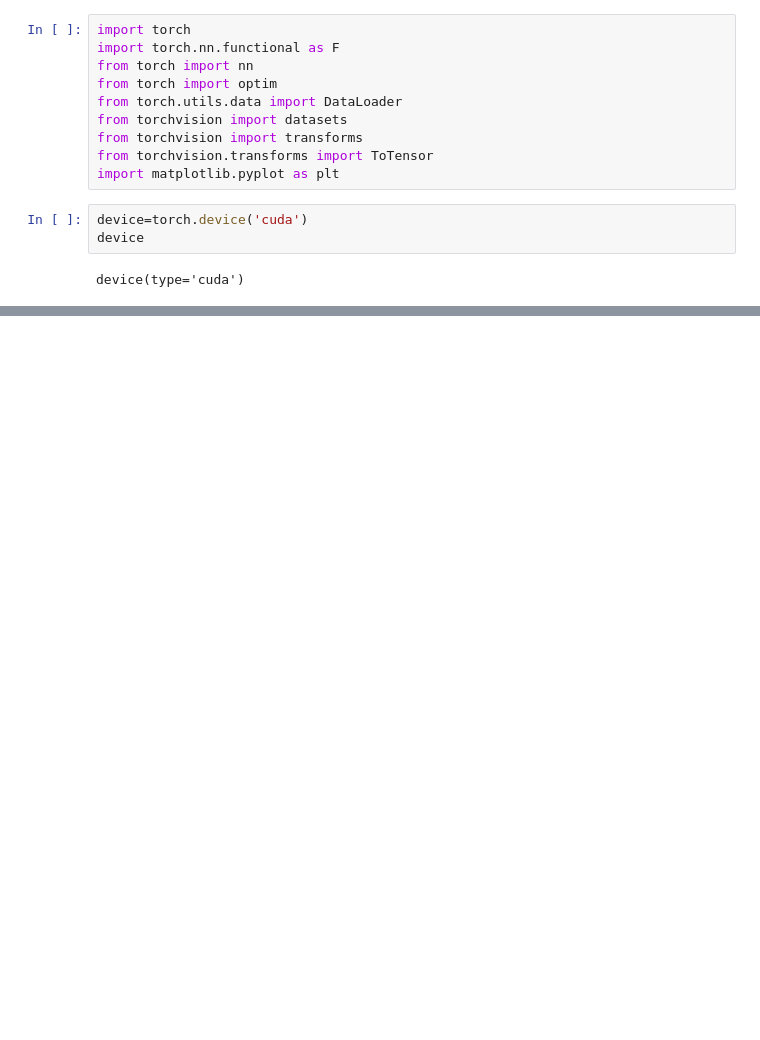
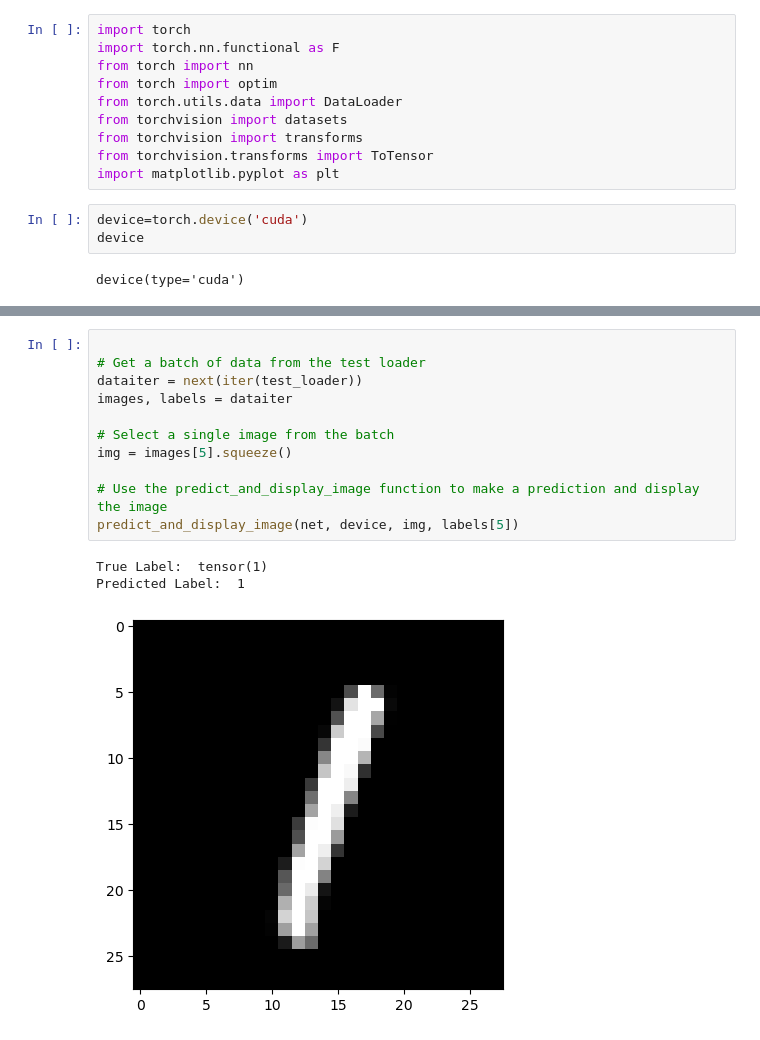
Before and after one commit to Boghdady9/Minst-Dataset-Udacity-Nanodegree-project, a Jupyter notebook: minst-dataset-udacity-nanodegree-project.ipynb, the cells around one changed output, grey strips where cells are left out. Cells and saved outputs as stored; diff of their text form; blank space fills up the shorter version.

```diff
--- a/minst-dataset-udacity-nanodegree-project.ipynb
+++ b/minst-dataset-udacity-nanodegree-project.ipynb
@@ -158,0 +268,15 @@ plt.show()
+# %%
+
+# Get a batch of data from the test loader
+dataiter = next(iter(test_loader))
+images, labels = dataiter
+
+# Select a single image from the batch
+img = images[5].squeeze()
+
+# Use the predict_and_display_image function to make a prediction and display the image
+predict_and_display_image(net, device, img, labels[5])
+# %% [output]
+True Label:  tensor(1)
+Predicted Label:  1
+[figure, added]
```
Also changed, not shown: parts of 24 cells of this notebook.
